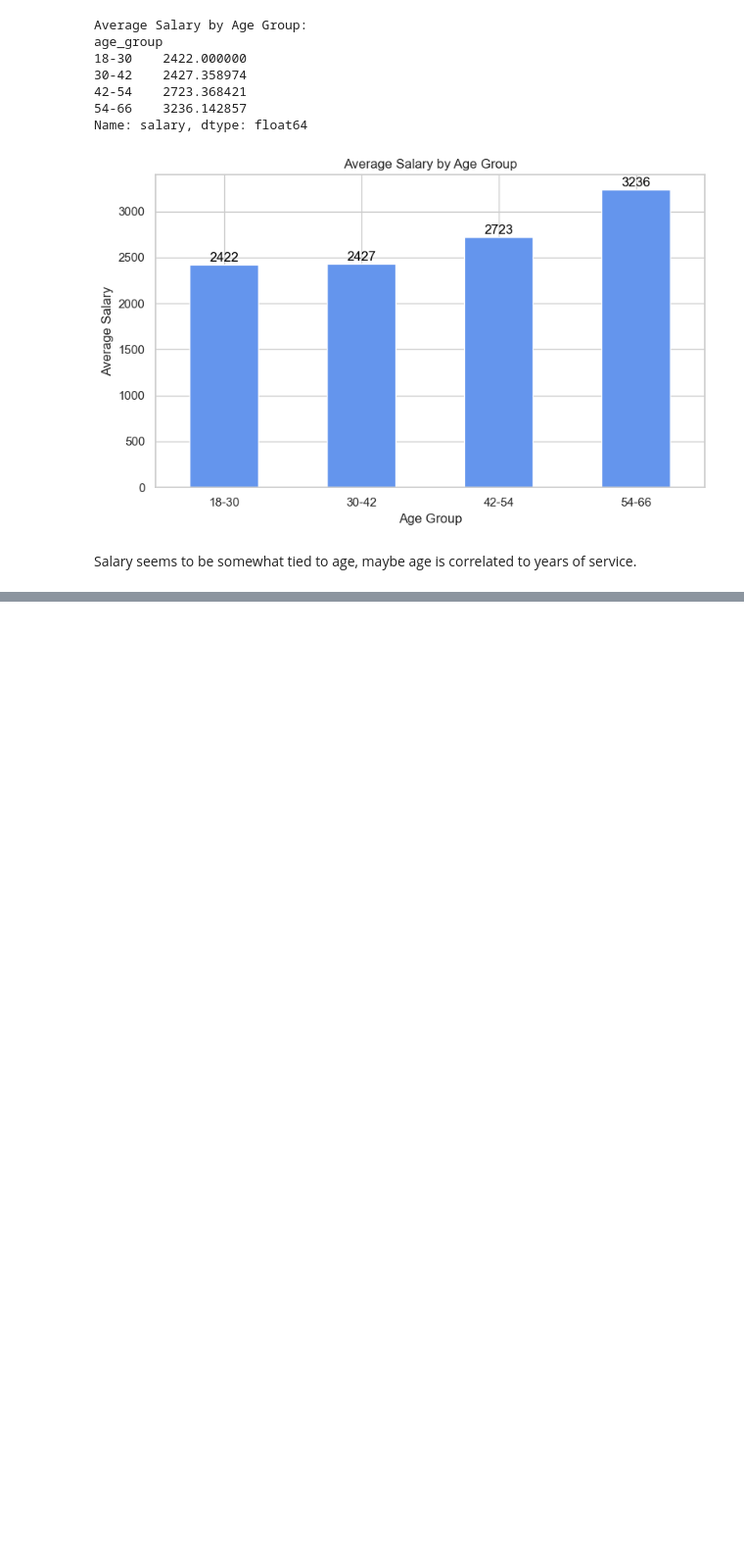
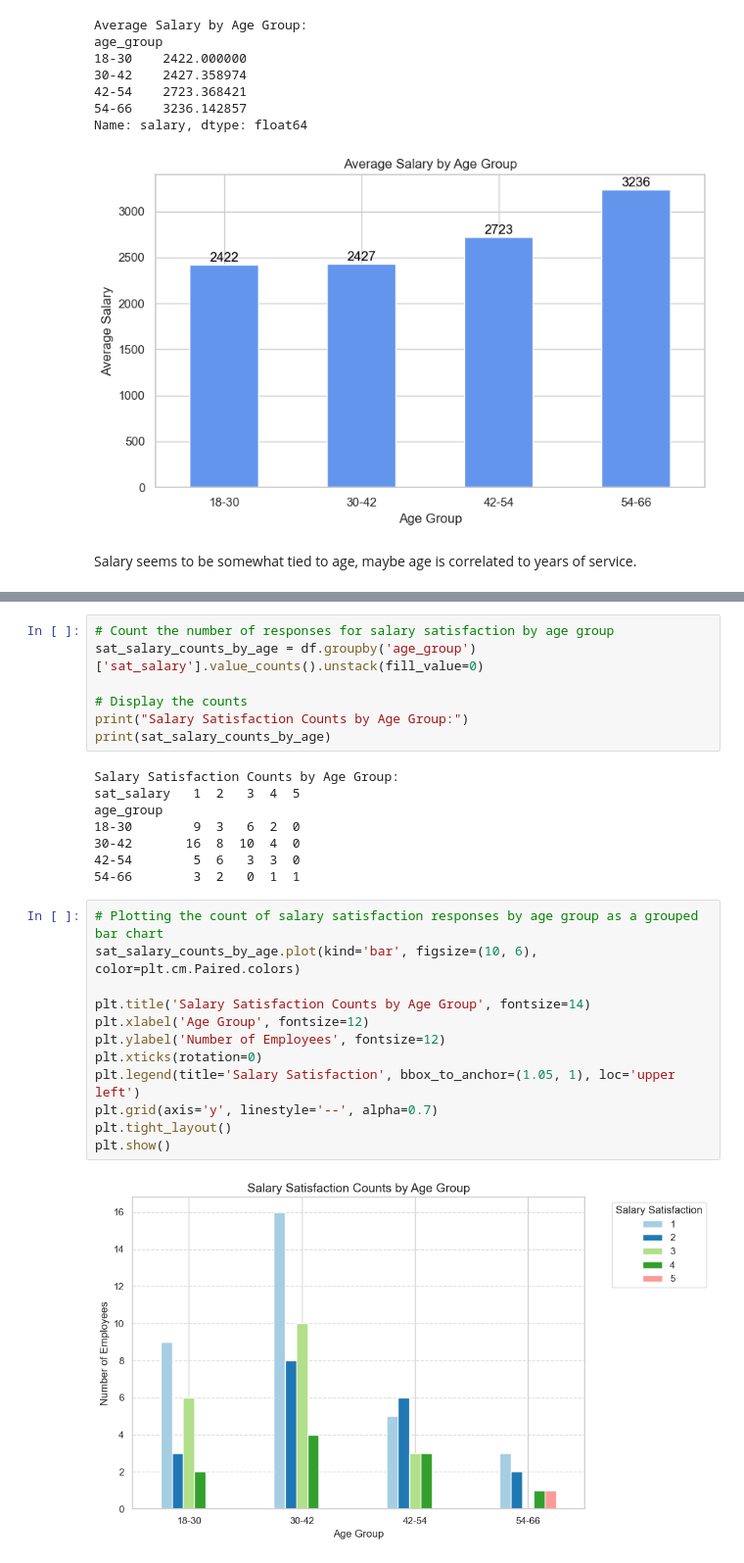
Before and after one commit to jemlau/DataAnalysisProject, a Jupyter notebook: harjoitustyoELLA.ipynb, the cells around one changed output, grey strips where cells are left out. Shown at 98% size. Cells and saved outputs as stored; diff of their text form; blank space fills up the shorter version.

```diff
--- a/harjoitustyoELLA.ipynb
+++ b/harjoitustyoELLA.ipynb
@@ -270,0 +330,29 @@ Salary seems to be somewhat tied to age, maybe age is correlated to years of ser
+# %%
+# Count the number of responses for salary satisfaction by age group
+sat_salary_counts_by_age = df.groupby('age_group')['sat_salary'].value_counts().unstack(fill_value=0)
+
+# Display the counts
+print("Salary Satisfaction Counts by Age Group:")
+print(sat_salary_counts_by_age)
+# %% [output]
+Salary Satisfaction Counts by Age Group:
+sat_salary   1  2   3  4  5
+age_group
+18-30        9  3   6  2  0
+30-42       16  8  10  4  0
+42-54        5  6   3  3  0
+54-66        3  2   0  1  1
+# %%
+# Plotting the count of salary satisfaction responses by age group as a grouped bar chart
+sat_salary_counts_by_age.plot(kind='bar', figsize=(10, 6), color=plt.cm.Paired.colors)
+
+plt.title('Salary Satisfaction Counts by Age Group', fontsize=14)
+plt.xlabel('Age Group', fontsize=12)
+plt.ylabel('Number of Employees', fontsize=12)
+plt.xticks(rotation=0)
+plt.legend(title='Salary Satisfaction', bbox_to_anchor=(1.05, 1), loc='upper left')
+plt.grid(axis='y', linestyle='--', alpha=0.7)
+plt.tight_layout()
+plt.show()
+# %% [output]
+[figure, added]
```
Also changed, not shown: parts of 7 cells of this notebook, 2 other files.
